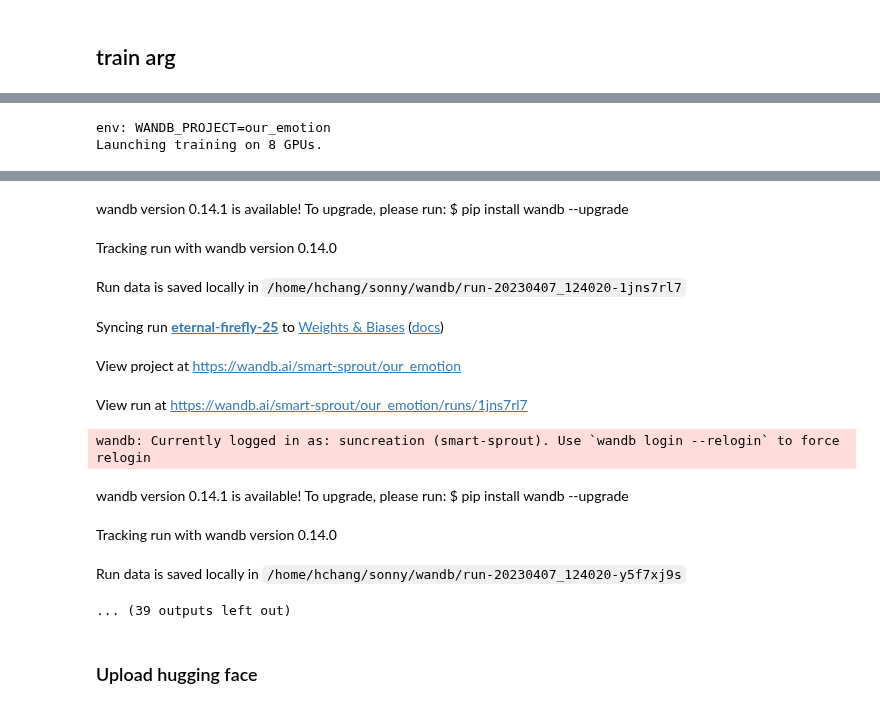
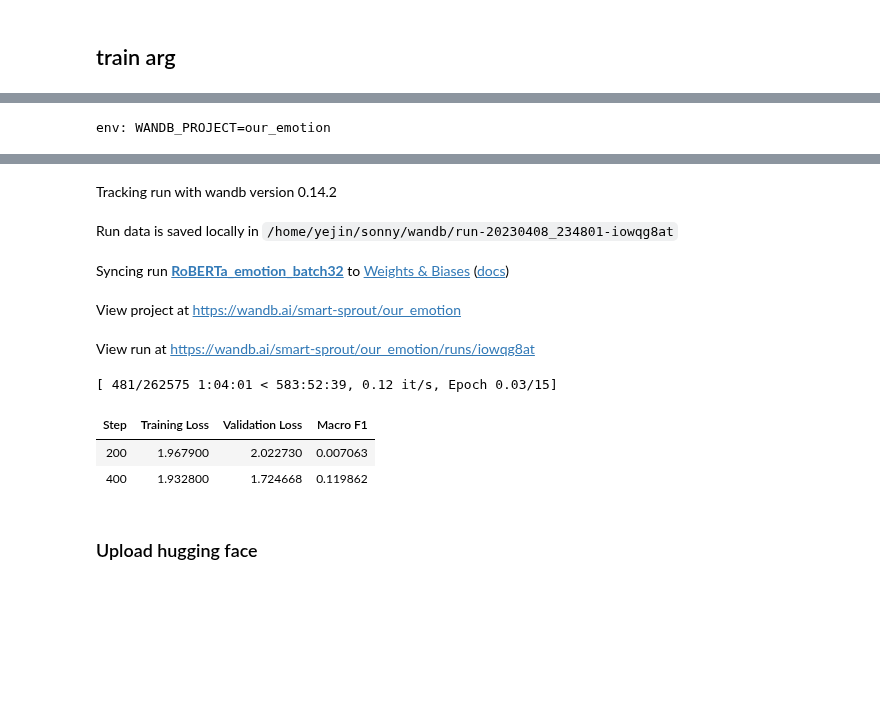
Before and after one commit to team-sonny/nlp_emotion, a Jupyter notebook: Finetuning.ipynb, the cells around one changed output, grey strips where cells are left out. Cells and saved outputs as stored; diff of their text form; code cells hidden in the pictures; blank space fills up the shorter version.

```diff
--- a/Finetuning.ipynb
+++ b/Finetuning.ipynb
@@ -204,6 +226,4 @@ env: WANDB_NOTEBOOK_NAME=Finetuning.ipynb
 # %%
-from accelerate import notebook_launcher
-
 start = time.time()
 
 # metric_name은 eval_metric에서 리턴받는 dict 형태의 키 이름
@@ -211,7 +231,7 @@ metric_name = "macro_f1"
 
 # batch size 지정
 batch_size = 32
-num_train_epochs = 50
+num_train_epochs = 15
 
 
 
@@ -221,7 +241,7 @@ run_name = f"RoBERTa_emotion_batch{batch_size}"
 %env WANDB_PROJECT = our_emotion
 
 # path 설정
-trained_model_path = run_name
+trained_model_path = f"ro{batch_size}"
 
 
 args = TrainingArguments(
@@ -260,10 +280,9 @@ trainer = Trainer(
     data_collator=preprocess_function
 )
 
-notebook_launcher(trainer.train,num_processes=8)
+trainer.train()
 
 print("time :", time.time() - start)
 wandb.finish()
 # %% [output]
 env: WANDB_PROJECT=our_emotion
-Launching training on 8 GPUs.
@@ -285,14 +289,12 @@ wandb: Currently logged in as: suncreation (smart-sprout). Use `wandb login --re
-wandb version 0.14.1 is available! To upgrade, please run: $ pip install wandb --upgrade
+Tracking run with wandb version 0.14.2
-Tracking run with wandb version 0.14.0
+Run data is saved locally in /home/yejin/sonny/wandb/run-20230408_234801-iowqg8at
-Run data is saved locally in /home/hchang/sonny/wandb/run-20230407_124020-1jns7rl7
+Syncing run RoBERTa_emotion_batch32 to Weights & Biases (docs)
-Syncing run eternal-firefly-25 to Weights & Biases (docs)
+View project at https://wandb.ai/smart-sprout/our_emotion
-View project at https://wandb.ai/smart-sprout/our_emotion
+View run at https://wandb.ai/smart-sprout/our_emotion/runs/iowqg8at
-View run at https://wandb.ai/smart-sprout/our_emotion/runs/1jns7rl7
-wandb: Currently logged in as: suncreation (smart-sprout). Use `wandb login --relogin` to force relogin
-wandb version 0.14.1 is available! To upgrade, please run: $ pip install wandb --upgrade
-Tracking run with wandb version 0.14.0
-Run data is saved locally in /home/hchang/sonny/wandb/run-20230407_124020-y5f7xj9s
-... (39 outputs left out)
+[ 481/262575 1:04:01 < 583:52:39, 0.12 it/s, Epoch 0.03/15]
+| Step | Training Loss | Validation Loss | Macro F1 |
+| 200 | 1.967900 | 2.022730 | 0.007063 |
+| 400 | 1.932800 | 1.724668 | 0.119862 |
 # %%
 trainer.save_model(trained_model_path)
 # %% [markdown]
```
Also changed, not shown: parts of 10 cells of this notebook, 2 other files.
